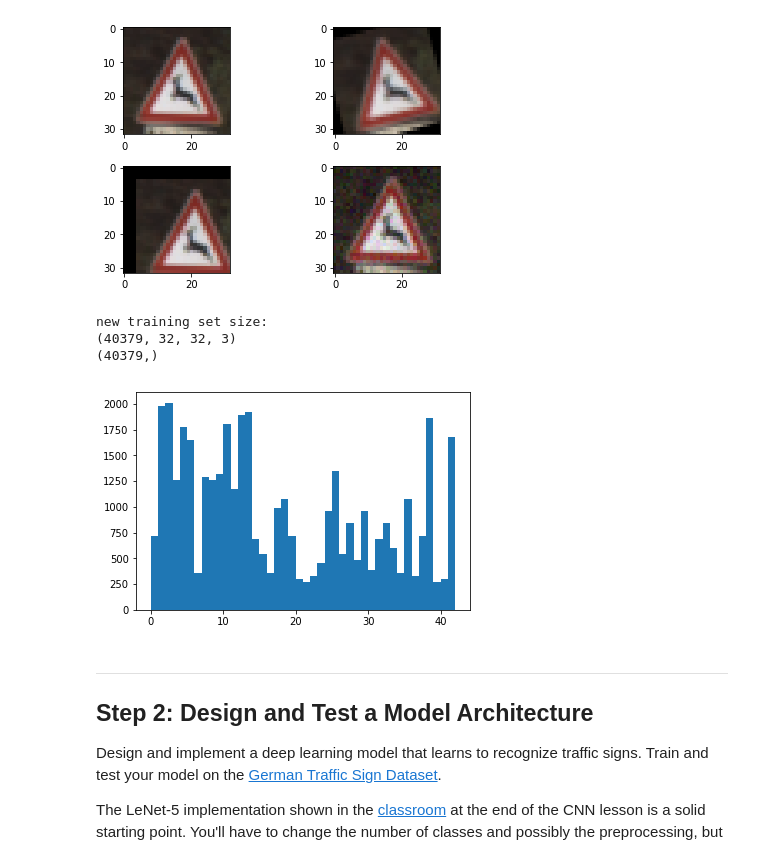
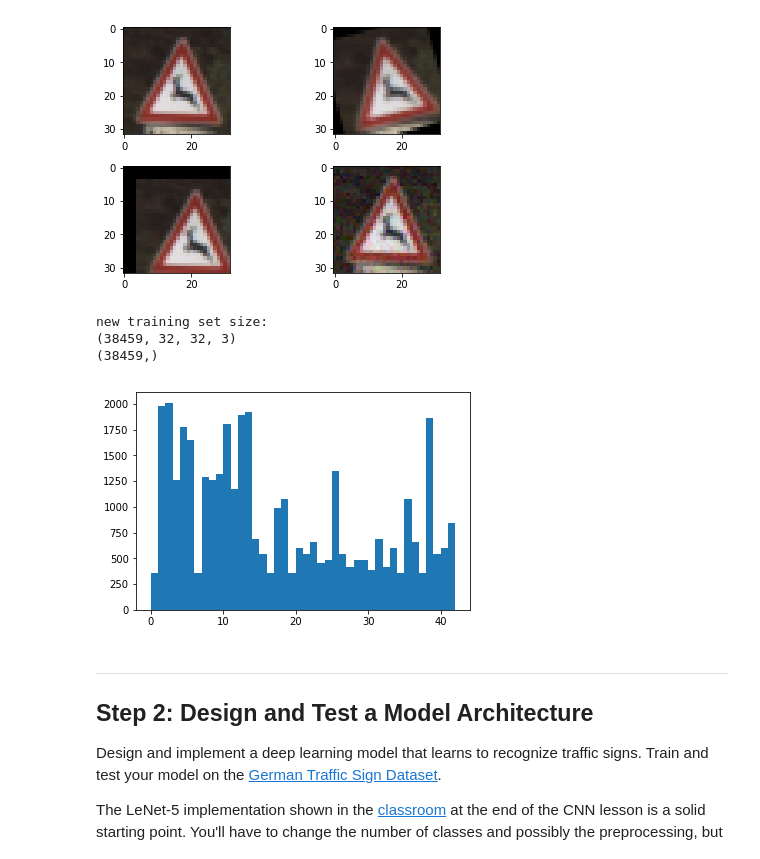
Before and after one commit to weihunko/CarND-Traffic-Sign-Classifier-Project, a Jupyter notebook: Traffic_Sign_Classifier.ipynb, the cells around one changed output. Drawn from its saved outputs; the diff is of its cells as text; code cells hidden in the pictures.

```diff
--- a/Traffic_Sign_Classifier.ipynb
+++ b/Traffic_Sign_Classifier.ipynb
@@ -58,10 +58,10 @@ for i in range(len(y_train)):
 y_less_c = []
 for key, value in sorted(y_label_dict.items(), key=lambda item: item[1]):
     print("class %s: %s images" % (key, value))
-    if value < 250:
+    if value < 350:
         y_less_c.append(key)
-print("class that has less than 180 images: ")
-print(y_less_c[0:3])
+print("class that has less than 350 images: ")
+print(y_less_c)
 # %% [output]
 Image Shape: (32, 32, 3)
 
@@ -230,29 +231,25 @@ fig5.savefig("./examples/preprocessing.png")
 # %%
 ## append new data to training set
 
 for n_c in y_less_c:
-    X_train, y_train = append_class(X_train, y_train, n_c, 15, 4)
-
-for n_c in y_less_c:
-    X_train, y_train = append_class_gauss(X_train, y_train, n_c)
-
+    X_train, y_train = append_class(X_train, y_train, n_c, 15, 0)
 
 print("new training set size:")
 print(X_train.shape)
 print(y_train.shape)
 
 fig, ax1 = plt.subplots(1, 1)
 bins = range(n_classes)
 ax1.hist(y_train, bins)
 plt.show()
 
 # TODO: Number of training examples
 n_train = len(X_train)
 # %% [output]
 new training set size:
-(40379, 32, 32, 3)
-(40379,)
+(38459, 32, 32, 3)
+(38459,)
-[figure, old version]
+[figure, new version]
 # %% [markdown]
 ----
 
```
Also changed, not shown: parts of 9 cells of this notebook, 27 other files.
